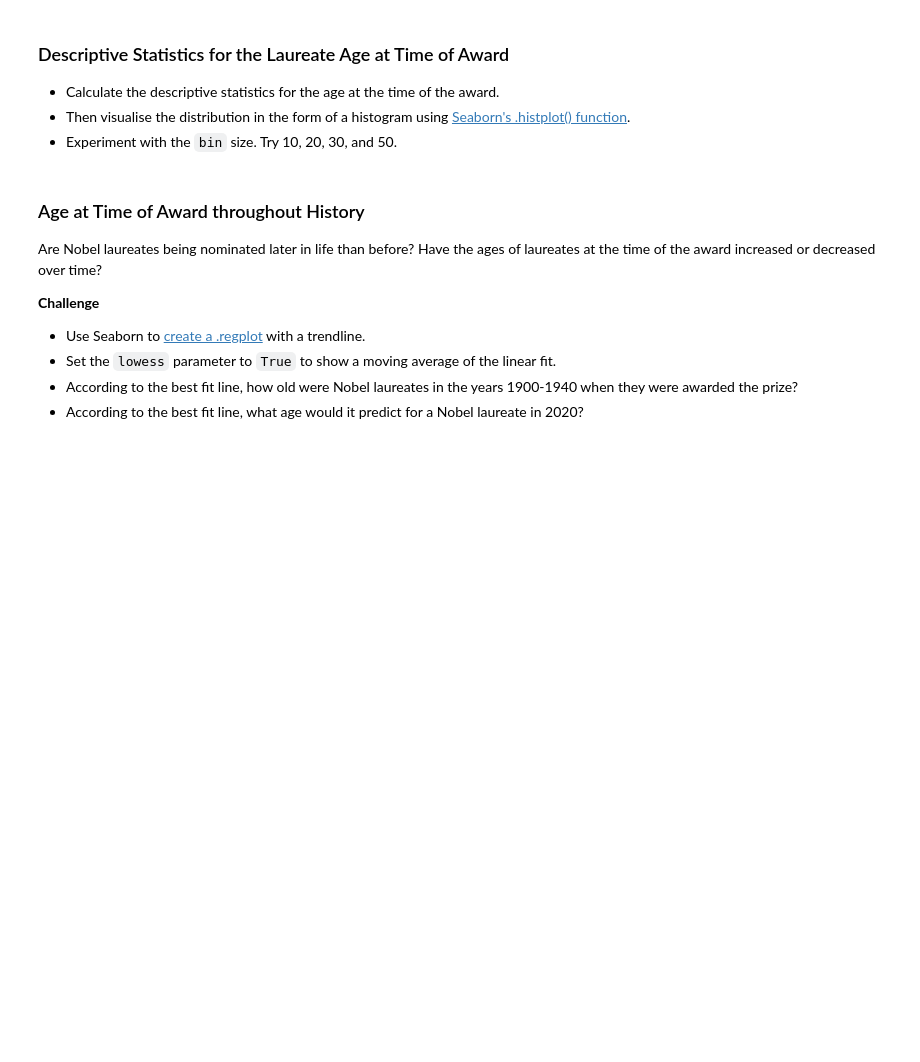
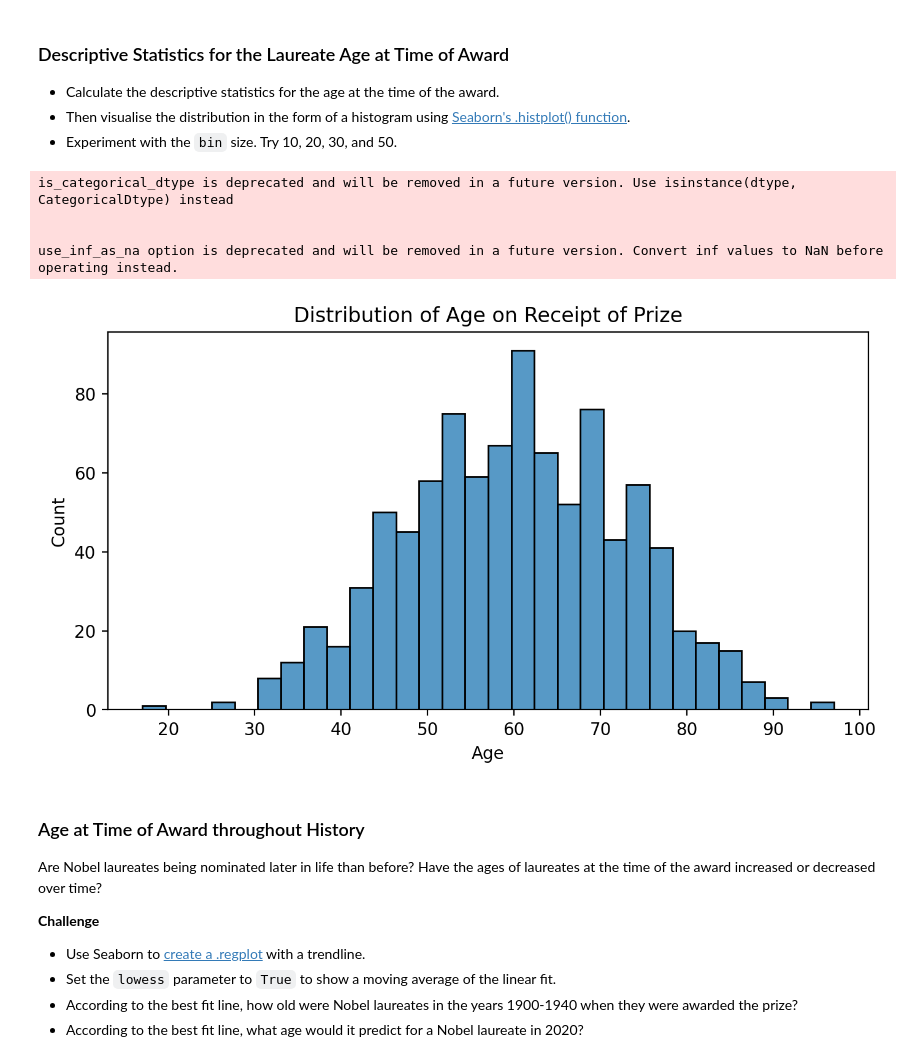
Before and after one commit to yildizramazan/nobel-prize-analysis, a Jupyter notebook: Nobel_Prize_Analysis_(start).ipynb, the cells around one changed output. Cells and saved outputs as stored; diff of their text form; code cells hidden in the pictures; blank space fills up the shorter version.

```diff
--- a/Nobel_Prize_Analysis_(start).ipynb
+++ b/Nobel_Prize_Analysis_(start).ipynb
@@ -764,6 +764,9 @@ Here's what you're aiming for:
 How Old Are the Laureates When the Win the Prize?
 
 **Challenge**: Calculate the age of the laureate in the year of the ceremony and add this as a column called `winning_age` to the `df_data` DataFrame. Hint: you can use [this](https://pandas.pydata.org/pandas-docs/stable/reference/api/pandas.Series.dt.html) to help you.
+# %%
+birth_years = df_data.birth_date.dt.year
+df_data['winning_age'] = df_data.year - birth_years
 # %% [markdown]
 ### Who were the oldest and youngest winners?
 
@@ -779,6 +790,20 @@ How Old Are the Laureates When the Win the Prize?
 * Calculate the descriptive statistics for the age at the time of the award.
 * Then visualise the distribution in the form of a histogram using [Seaborn's .histplot() function](https://seaborn.pydata.org/generated/seaborn.histplot.html).
 * Experiment with the `bin` size. Try 10, 20, 30, and 50.
+# %%
+plt.figure(figsize=(8, 4), dpi=200)
+sns.histplot(data=df_data,
+             x=df_data.winning_age,
+             bins=30)
+plt.xlabel('Age')
+plt.title('Distribution of Age on Receipt of Prize')
+plt.show()
+# %% [output]
+is_categorical_dtype is deprecated and will be removed in a future version. Use isinstance(dtype, CategoricalDtype) instead
+
+
+use_inf_as_na option is deprecated and will be removed in a future version. Convert inf values to NaN before operating instead.
+[figure, added]
 # %% [markdown]
 ### Age at Time of Award throughout History
 
```
Also changed, not shown: parts of 12 cells of this notebook.
